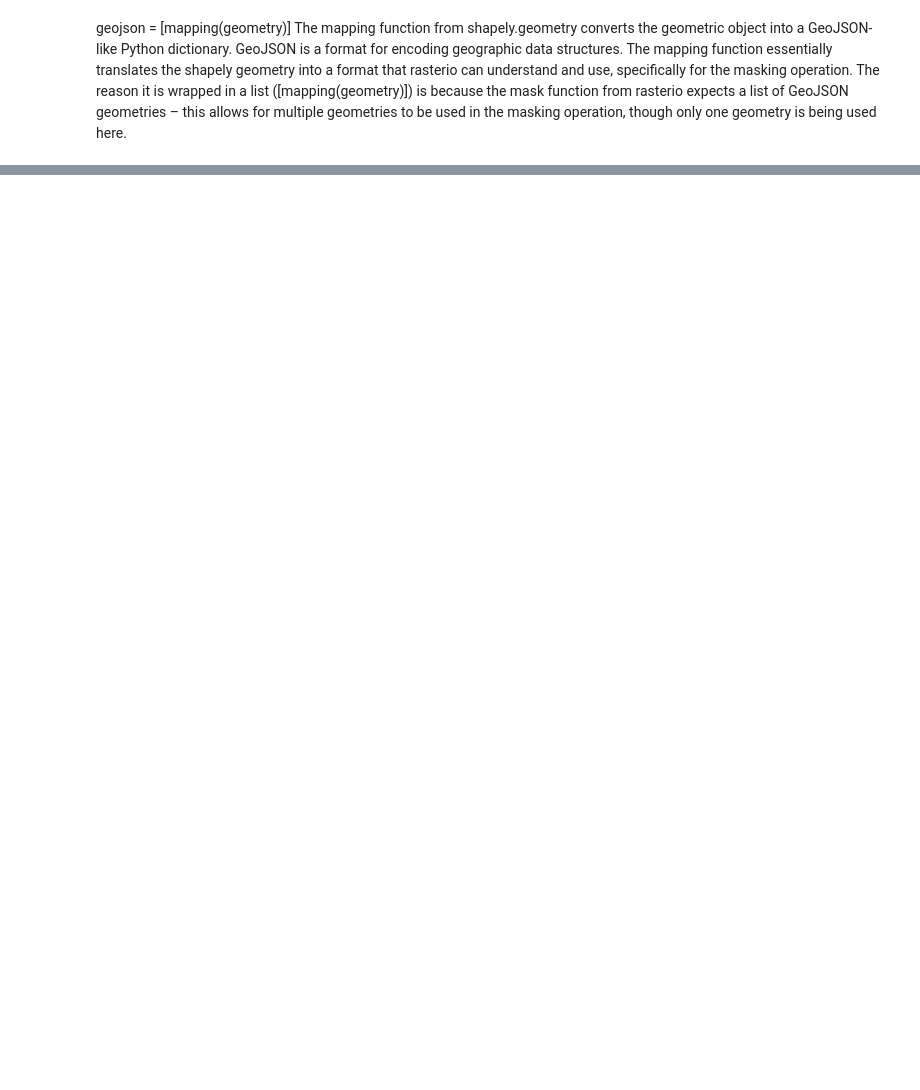
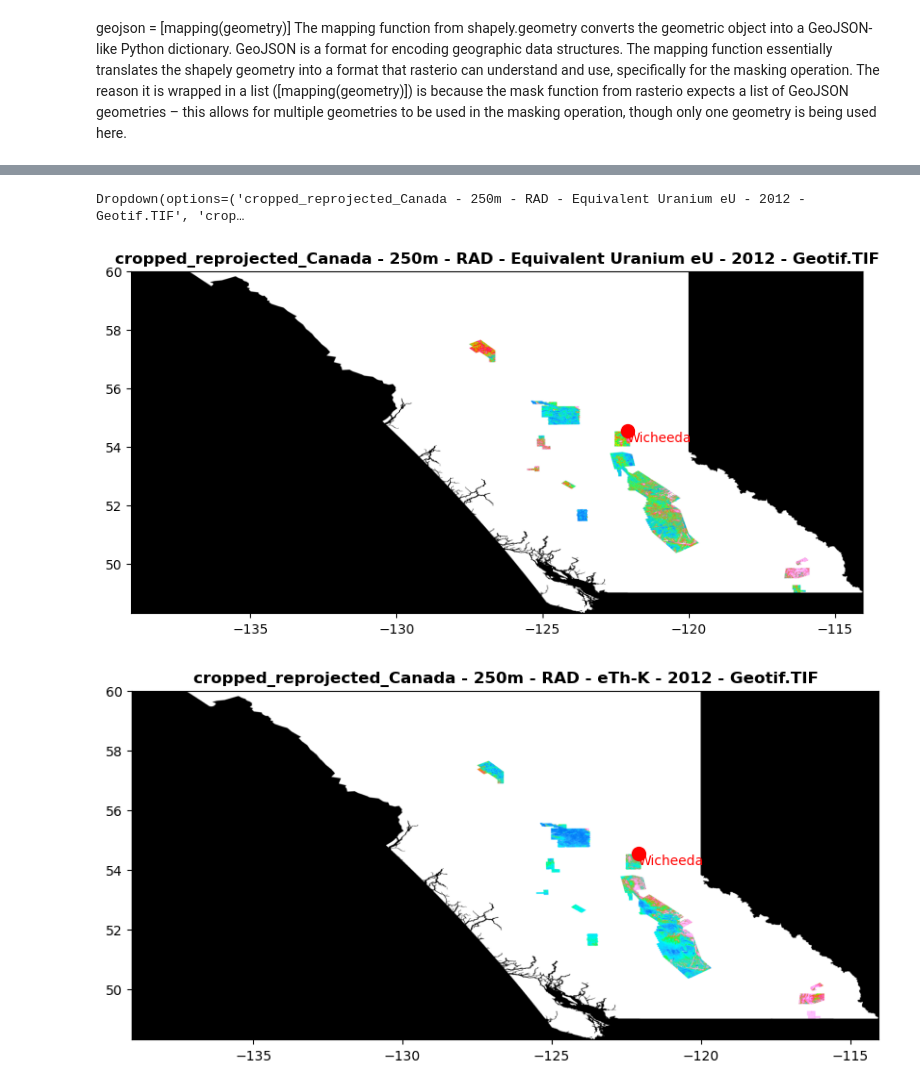
Before and after one commit to cvillarragamo/Tech_Treasures_Challenge, a Jupyter notebook: 1_Data_Collection_Cleaning.ipynb, the cells around one changed output, grey strips where cells are left out. Cells and saved outputs as stored; diff of their text form; code cells hidden in the pictures; blank space fills up the shorter version.

```diff
--- a/1_Data_Collection_Cleaning.ipynb
+++ b/1_Data_Collection_Cleaning.ipynb
@@ -260,12 +264,0 @@ Nombre del sistema de coordenadas: NAD83
-# %%
-import rasterio
-
-def check_resolution(file_path):
-    with rasterio.open(file_path) as src:
-        res_x, res_y = src.res
-        print(f"Resolution for {file_path}: {res_x} x {res_y}")
-
-# Lista de tus archivos raster
-raster_files = [r'datasets\raster\Canada_200m_MAG\Canada - 200m - First Vertical Derivative of the Magnetic Field - 2024 - March - Geotiff.TIF', r'datasets\raster\Canada_200m_MAG\Canada - 200m - Residual Magnetic Field - 2024 - March - Geotiff.TIF']
-for file in raster_files:
-    check_resolution(file)
@@ -373,0 +468,8 @@ process_and_reproject_rasters(raster_paths, polygon_shapefile, output_directory)
+# %%
+wicheeda = bc_cm[bc_cm['Commoditie']=='Rare earth elements']
+# Example usage of the function with a directory and the point of interest loaded as GeoDataFrame
+interactive_plot_raster(r"datasets/raster/cropped_reprojected", wicheeda)
+# %% [output]
+Dropdown(options=('cropped_reprojected_Canada - 250m - RAD - Equivalent Uranium eU - 2012 - Geotif.TIF', 'crop…
+[figure, added]
+[figure, added]
```
Also changed, not shown: parts of 41 cells of this notebook.
